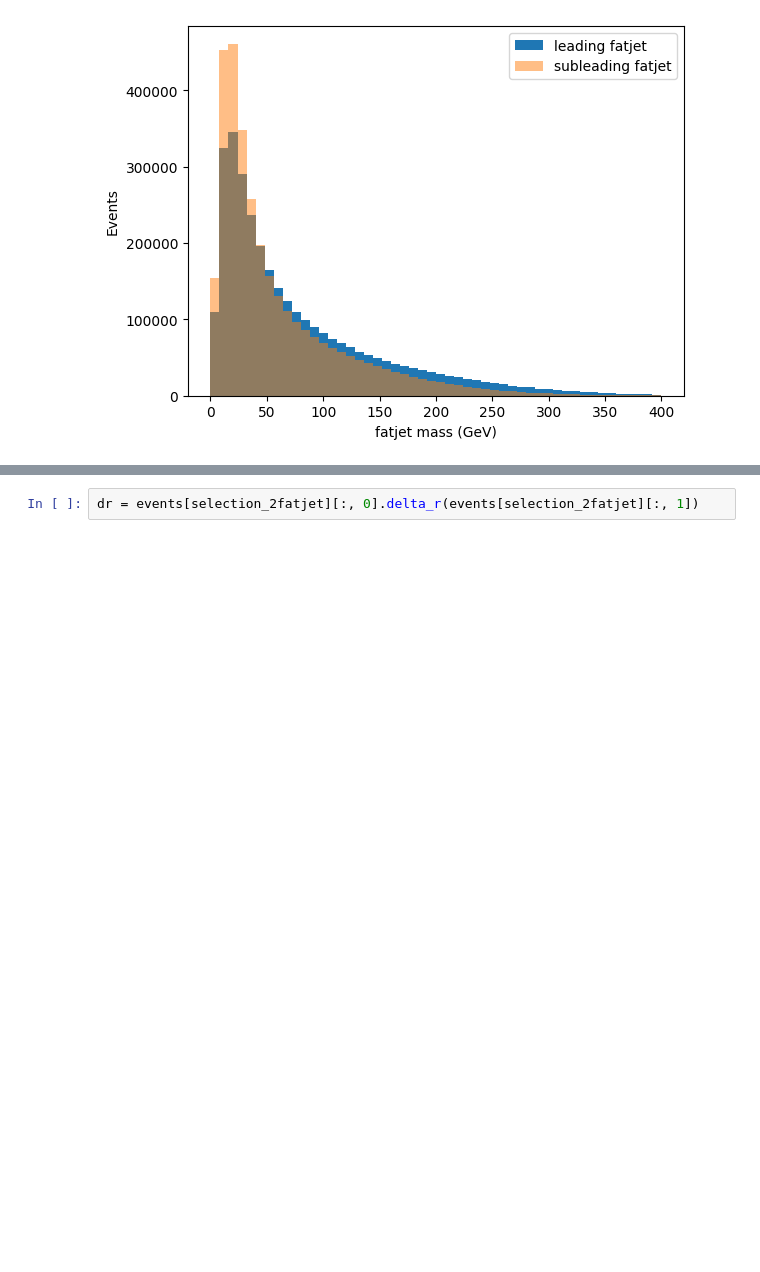
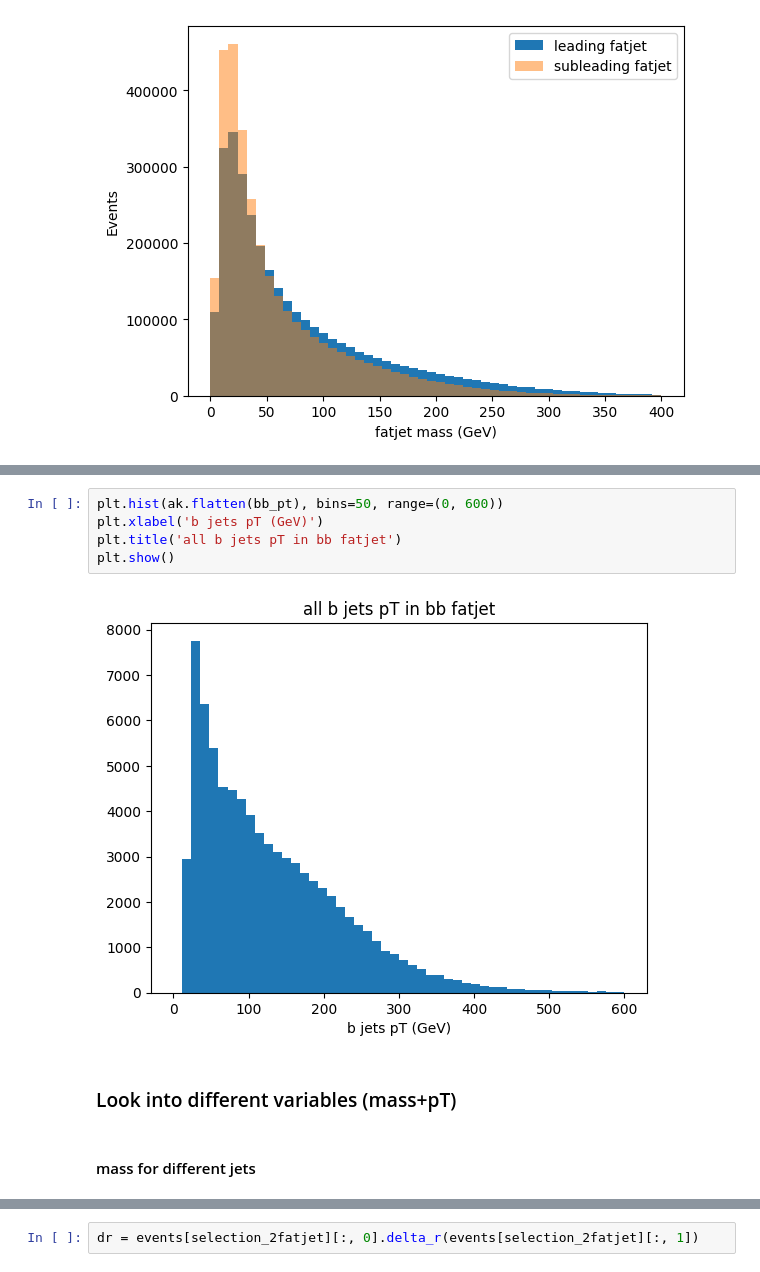
Before and after one commit to dyl64/Dongyi-Oral-Qual, a Jupyter notebook: coffea_Zcc_analysis.ipynb, the cells around one changed output, grey strips where cells are left out. Saved outputs shown, nothing was run; the diff lists cells and outputs as text; blank space fills up the shorter version.

```diff
--- a/coffea_Zcc_analysis.ipynb
+++ b/coffea_Zcc_analysis.ipynb
@@ -126,0 +274,11 @@ The range of subleading fatjet mass is from -0.0 to 683.3 GeV
+# %%
+plt.hist(ak.flatten(bb_pt), bins=50, range=(0, 600))
+plt.xlabel('b jets pT (GeV)')
+plt.title('all b jets pT in bb fatjet')
+plt.show()
+# %% [output]
+[figure, added]
+# %% [markdown]
+### Look into different variables (mass+pT)
+# %% [markdown]
+#### mass for different jets
```
Also changed, not shown: parts of 45 cells of this notebook, 1 other file.
